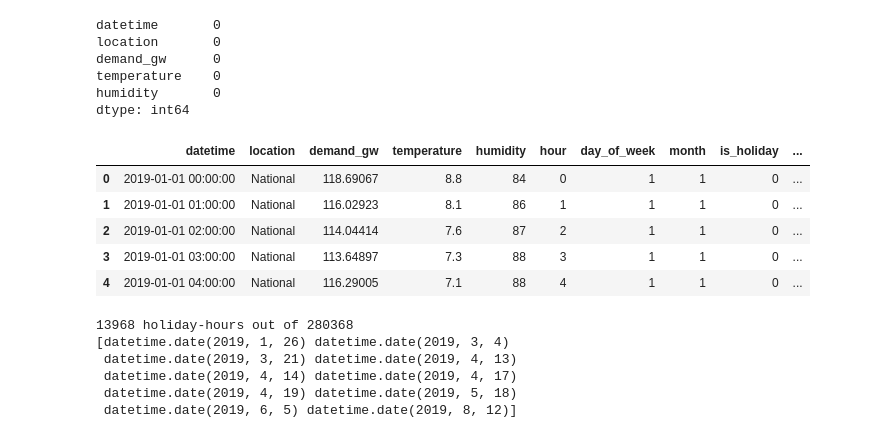
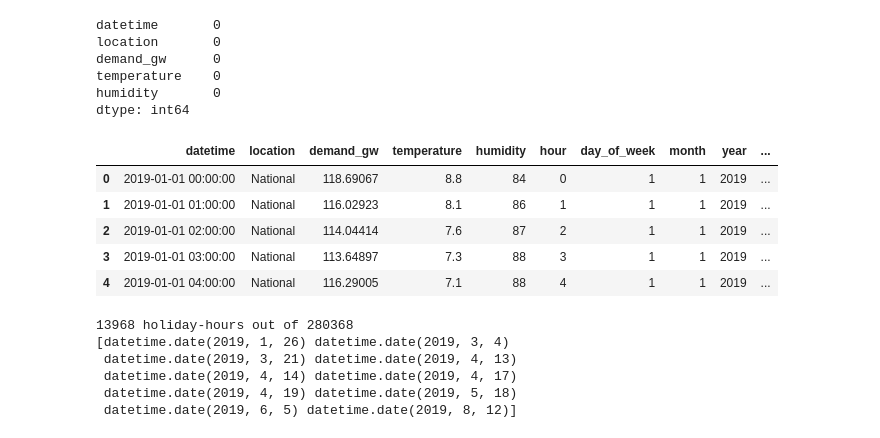
Before and after one commit to shreyaa137/GridSense, a Jupyter notebook: notebooks/02_feature_engineering.ipynb, the cells around one changed output. Cells and saved outputs as stored; diff of their text form; code cells hidden in the pictures.

```diff
--- a/notebooks/02_feature_engineering.ipynb
+++ b/notebooks/02_feature_engineering.ipynb
@@ -118,34 +118,35 @@ dtype: int64
 # %%
 import holidays
 
 # time-based features — trivial from datetime
 merged['hour'] = merged['datetime'].dt.hour
 merged['day_of_week'] = merged['datetime'].dt.dayofweek  # 0=Monday, 6=Sunday
 merged['month'] = merged['datetime'].dt.month
+merged['year'] = merged['datetime'].dt.year
 
 # holiday flag
 india_holidays = holidays.India(years=range(2019, 2025))
 merged['is_holiday'] = merged['datetime'].dt.normalize().isin(
     pd.to_datetime(list(india_holidays.keys()))
 ).astype(int)
 
 # historical average load — the average demand for this location at this hour/day-of-week combo
 # (this becomes a feature: "what does demand at 2pm on a Tuesday usually look like for this region")
 historical_avg = (
     merged.groupby(['location', 'hour', 'day_of_week'])['demand_gw']
     .transform('mean')
 )
 merged['historical_avg_load'] = historical_avg
 
 merged.to_parquet('/Users/shreya/Documents/College/Sem 5/ML/Lab/GridSense/data/processed/merged.parquet', index=False)
 merged.head()
 # %% [output]
-|  | datetime | location | demand_gw | temperature | humidity | hour | day_of_week | month | is_holiday | ... |
-| 0 | 2019-01-01 00:00:00 | National | 118.69067 | 8.8 | 84 | 0 | 1 | 1 | 0 | ... |
-| 1 | 2019-01-01 01:00:00 | National | 116.02923 | 8.1 | 86 | 1 | 1 | 1 | 0 | ... |
-| 2 | 2019-01-01 02:00:00 | National | 114.04414 | 7.6 | 87 | 2 | 1 | 1 | 0 | ... |
-| 3 | 2019-01-01 03:00:00 | National | 113.64897 | 7.3 | 88 | 3 | 1 | 1 | 0 | ... |
-| 4 | 2019-01-01 04:00:00 | National | 116.29005 | 7.1 | 88 | 4 | 1 | 1 | 0 | ... |
+|  | datetime | location | demand_gw | temperature | humidity | hour | day_of_week | month | year | ... |
+| 0 | 2019-01-01 00:00:00 | National | 118.69067 | 8.8 | 84 | 0 | 1 | 1 | 2019 | ... |
+| 1 | 2019-01-01 01:00:00 | National | 116.02923 | 8.1 | 86 | 1 | 1 | 1 | 2019 | ... |
+| 2 | 2019-01-01 02:00:00 | National | 114.04414 | 7.6 | 87 | 2 | 1 | 1 | 2019 | ... |
+| 3 | 2019-01-01 03:00:00 | National | 113.64897 | 7.3 | 88 | 3 | 1 | 1 | 2019 | ... |
+| 4 | 2019-01-01 04:00:00 | National | 116.29005 | 7.1 | 88 | 4 | 1 | 1 | 2019 | ... |
 # %%
 print(merged['is_holiday'].sum(), "holiday-hours out of", len(merged))
 print(merged[merged['is_holiday']==1]['datetime'].dt.date.unique()[:10])
```
Also changed, not shown: 10 other files.
